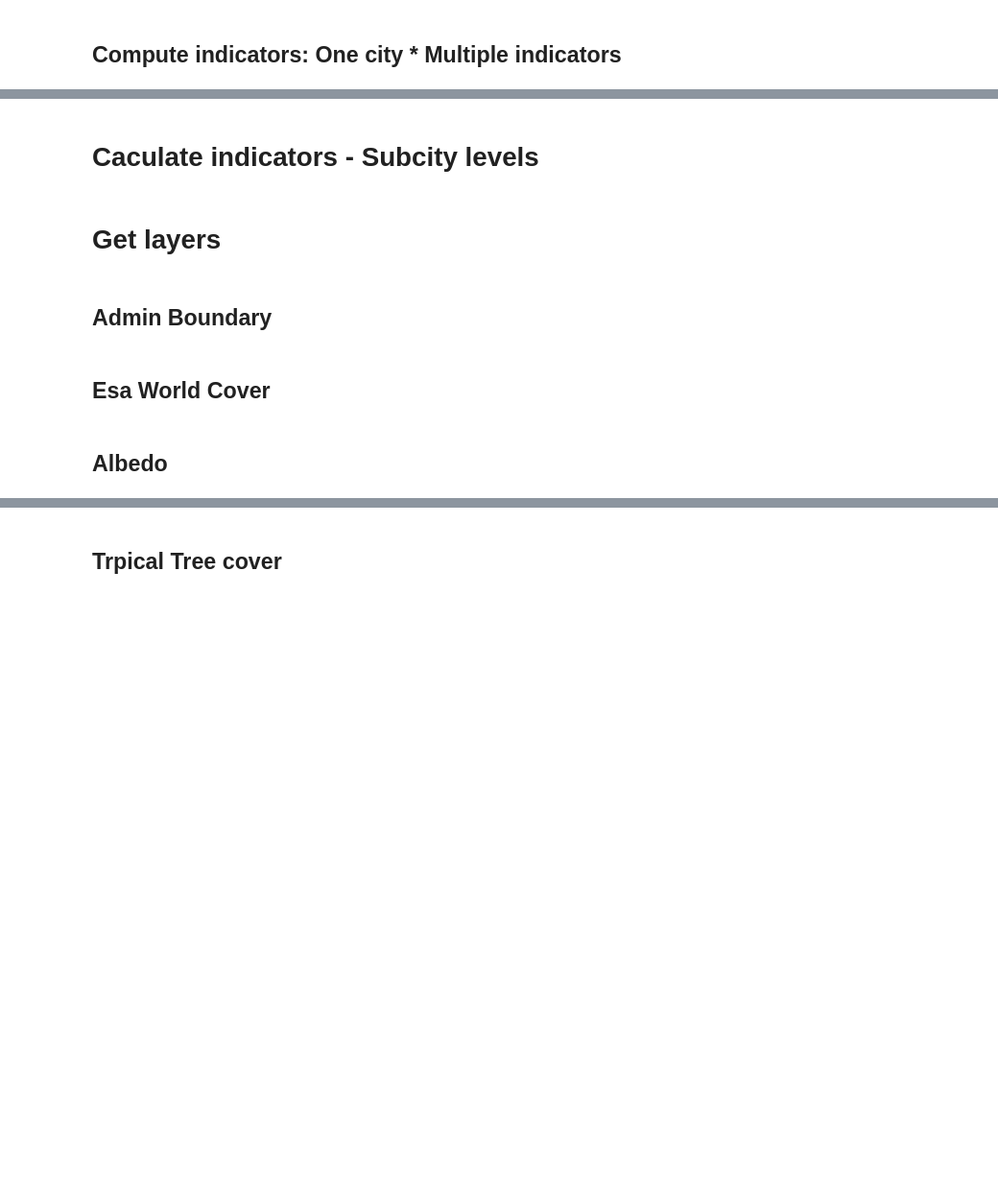
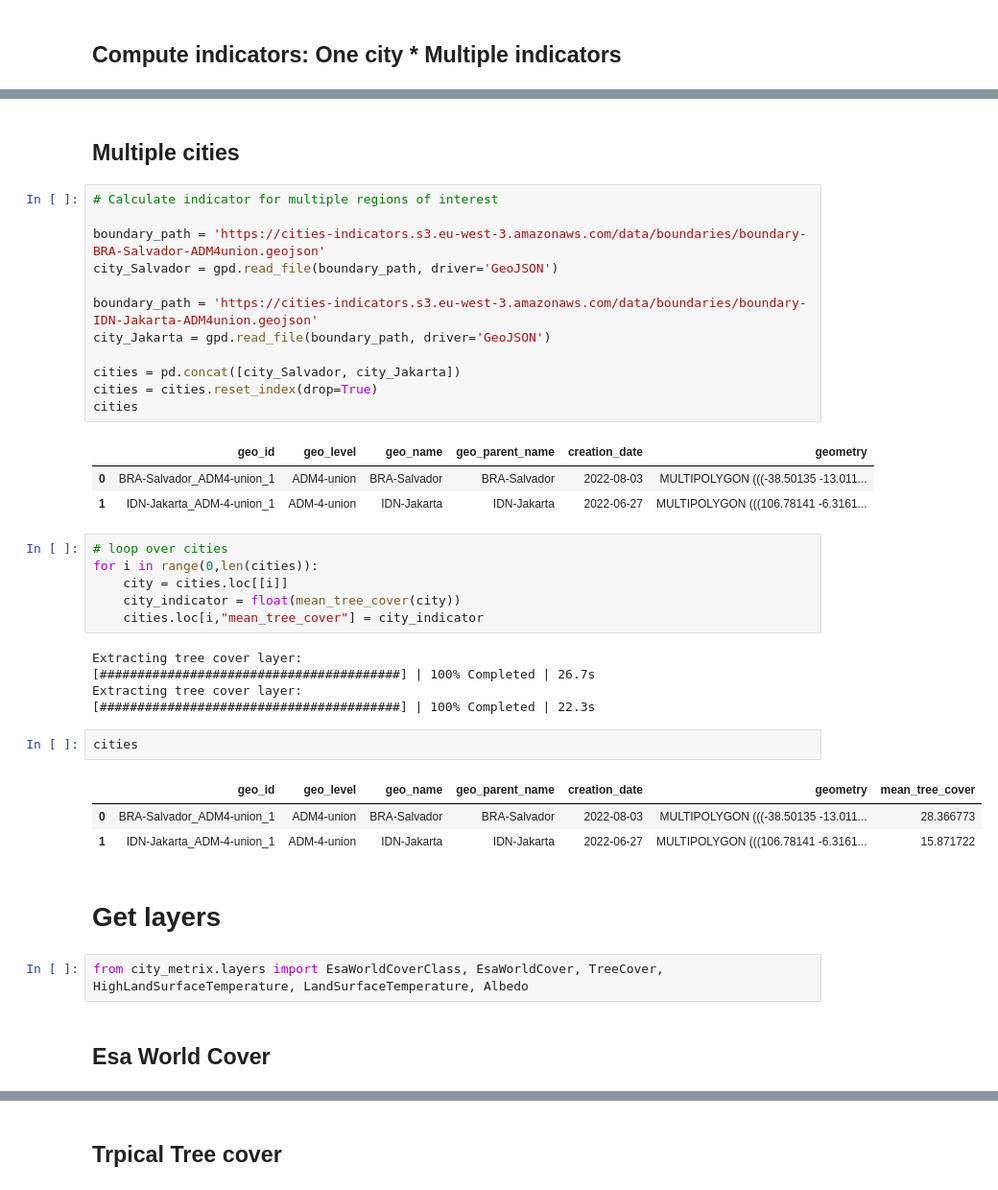
Before and after one commit to wri/cities-cif, a Jupyter notebook: notebooks/tutorial.ipynb, the cells around one changed output, grey strips where cells are left out. Shown: that part at 96% size. Cells and saved outputs as stored; diff of their text form; blank space fills up the shorter version.

```diff
--- a/notebooks/tutorial.ipynb
+++ b/notebooks/tutorial.ipynb
@@ -136,13 +113,44 @@ CPU times: total: 3.31 s
 Wall time: 8.63 s
 |  | id | geo_id | geo_name | geo_level | geo_parent_name | geo_version | geometry | LND_2_percentTreeCover | ... |
 | 0 | 0 | BRA-Salvador_ADM4-union_1 | BRA-Salvador | ADM4union | BRA-Salvador | 0 | MULTIPOLYGON (((-38.50135 -13.011... | 0.283478 | ... |
-# %% [markdown]
-# Caculate indicators - Subcity levels
+# %% [markdown]
+## Multiple cities
+# %%
+# Calculate indicator for multiple regions of interest
+
+boundary_path = 'https://cities-indicators.s3.eu-west-3.amazonaws.com/data/boundaries/boundary-BRA-Salvador-ADM4union.geojson'
+city_Salvador = gpd.read_file(boundary_path, driver='GeoJSON')
+
+boundary_path = 'https://cities-indicators.s3.eu-west-3.amazonaws.com/data/boundaries/boundary-IDN-Jakarta-ADM4union.geojson'
+city_Jakarta = gpd.read_file(boundary_path, driver='GeoJSON')
+
+cities = pd.concat([city_Salvador, city_Jakarta])
+cities = cities.reset_index(drop=True)
+cities
+# %% [output]
+|  | geo_id | geo_level | geo_name | geo_parent_name | creation_date | geometry |
+| 0 | BRA-Salvador_ADM4-union_1 | ADM4-union | BRA-Salvador | BRA-Salvador | 2022-08-03 | MULTIPOLYGON (((-38.50135 -13.011... |
+| 1 | IDN-Jakarta_ADM-4-union_1 | ADM-4-union | IDN-Jakarta | IDN-Jakarta | 2022-06-27 | MULTIPOLYGON (((106.78141 -6.3161... |
+# %%
+# loop over cities
+for i in range(0,len(cities)):
+    city = cities.loc[[i]]
+    city_indicator = float(mean_tree_cover(city))
+    cities.loc[i,"mean_tree_cover"] = city_indicator
+# %% [output]
+Extracting tree cover layer:
+[########################################] | 100% Completed | 26.7s
+Extracting tree cover layer:
+[########################################] | 100% Completed | 22.3s
+# %%
+cities
+# %% [output]
+|  | geo_id | geo_level | geo_name | geo_parent_name | creation_date | geometry | mean_tree_cover |
+| 0 | BRA-Salvador_ADM4-union_1 | ADM4-union | BRA-Salvador | BRA-Salvador | 2022-08-03 | MULTIPOLYGON (((-38.50135 -13.011... | 28.366773 |
+| 1 | IDN-Jakarta_ADM-4-union_1 | ADM-4-union | IDN-Jakarta | IDN-Jakarta | 2022-06-27 | MULTIPOLYGON (((106.78141 -6.3161... | 15.871722 |
 # %% [markdown]
 # Get layers
-# %% [markdown]
-## Admin Boundary
+# %%
+from city_metrix.layers import EsaWorldCoverClass, EsaWorldCover, TreeCover, HighLandSurfaceTemperature, LandSurfaceTemperature, Albedo
 # %% [markdown]
 ## Esa World Cover
-# %% [markdown]
-## Albedo
```
Also changed, not shown: parts of 19 cells of this notebook.
